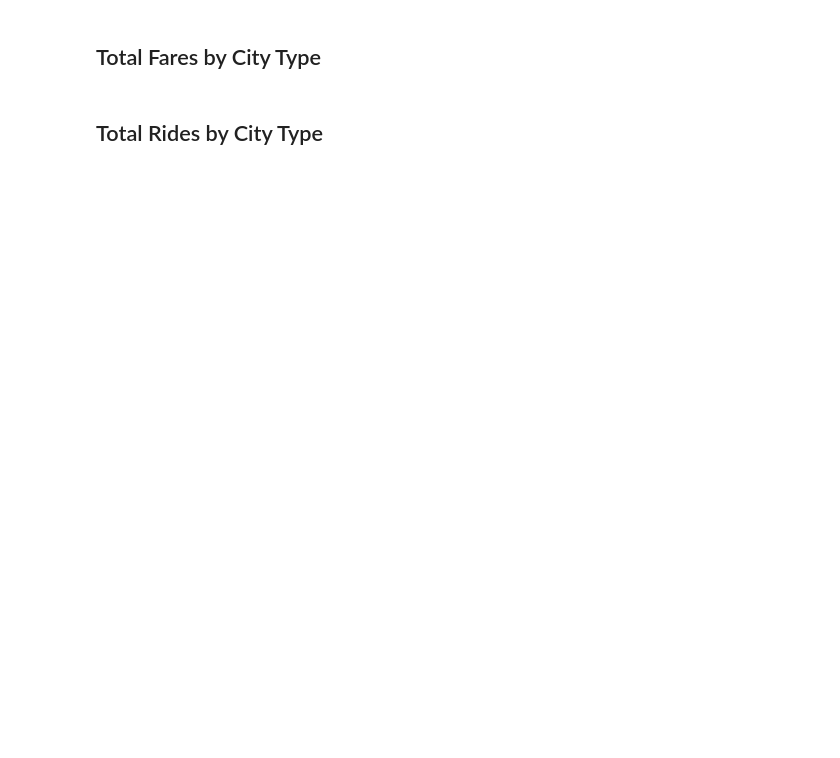
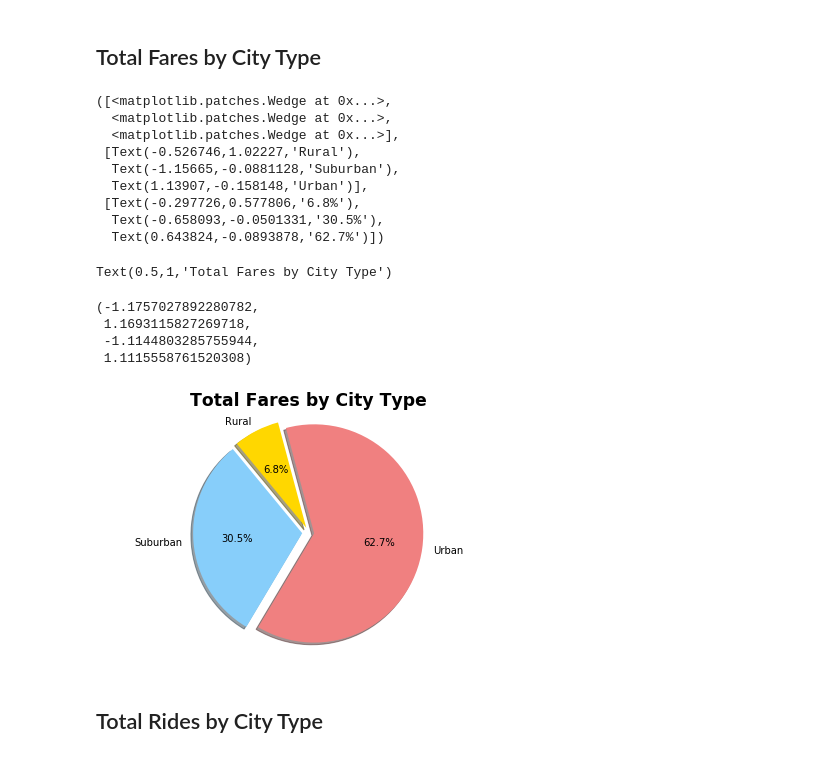
Before and after one commit to Emanste92/UCBEx_DataAnalytics, a Jupyter notebook: Pyber/ETE_pyber_starter.ipynb, the cells around one changed output. Drawn from its saved outputs; the diff is of its cells as text; code cells hidden in the pictures; blank space fills up the shorter version.

```diff
--- a/Pyber/ETE_pyber_starter.ipynb
+++ b/Pyber/ETE_pyber_starter.ipynb
@@ -131,19 +132,36 @@ plt.show()
 # %% [markdown]
 ## Total Fares by City Type
 # %%
-# # Labels for the sections of our pie chart
-# labels = ["Rural", "Suburban", "Urban"]
-# # The values of each section of the pie chart
-# sizes = [pyber_rides]
-# # The colors of each section of the pie chart
-# colors = ["Gold", "Light Sky Blue", "Light Coral"]
-# # Tells matplotlib to seperate the "Python" section from the others
-# explode = (0.1, 0, 0, 0)
+# Labels for the sections of our pie chart
+labels = pyber_city_types
+# The values of each section of the pie chart
+fares = pyber_fare_sum
+# The colors of each section of the pie chart
+colors = ["gold", "lightskyblue", "lightcoral"]
+# Tells matplotlib to seperate the "Python" section from the others
+explode = (0.05, 0.06, 0.05)
 
-# # Creates the pie chart based upon the values above
-# # Automatically finds the percentages of each part of the pie chart
-# plt.pie(sizes, explode=explode, labels=labels, colors=colors,
-#         autopct="%1.1f%%", shadow=True, startangle=140)
-
-# # Tells matplotlib that we want a pie chart with equal axes
-# plt.axis("equal")
+# Creating the pie chart based upon the values above
+plt.pie(fares, explode=explode, labels=labels, colors=colors,
+        autopct="%1.1f%%", shadow=True, startangle=105)
+plt.title("Total Fares by City Type", size='xx-large', weight='bold')
+plt.axis("equal")
+plt.tight_layout()
+plt.savefig("output/pyberx_city_fares.png")
+plt.show()
+# %% [output]
+([<matplotlib.patches.Wedge at 0x...>,
+  <matplotlib.patches.Wedge at 0x...>,
+  <matplotlib.patches.Wedge at 0x...>],
+ [Text(-0.526746,1.02227,'Rural'),
+  Text(-1.15665,-0.0881128,'Suburban'),
+  Text(1.13907,-0.158148,'Urban')],
+ [Text(-0.297726,0.577806,'6.8%'),
+  Text(-0.658093,-0.0501331,'30.5%'),
+  Text(0.643824,-0.0893878,'62.7%')])
+Text(0.5,1,'Total Fares by City Type')
+(-1.1757027892280782,
+ 1.1693115827269718,
+ -1.1144803285755944,
+ 1.1115558761520308)
+[figure, added]
```
Also changed, not shown: parts of 22 cells of this notebook, 4 other files.
